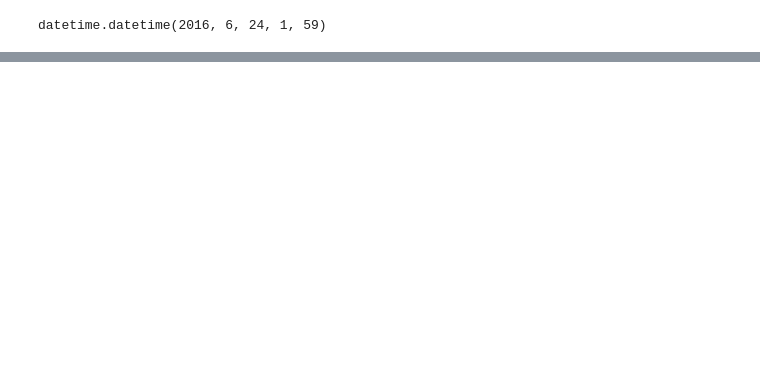
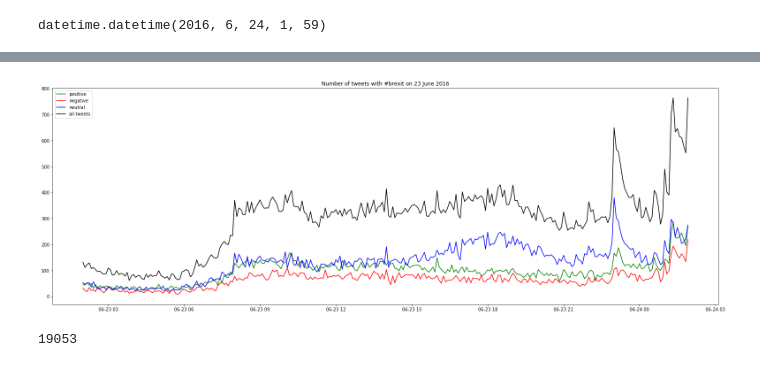
Before and after one commit to Marciniec/twitter-sentiment-analysis, a Jupyter notebook: Twitter.ipynb, the cells around one changed output, grey strips where cells are left out. Saved outputs shown, nothing was run; the diff lists cells and outputs as text; code cells hidden in the pictures; blank space fills up the shorter version.

```diff
--- a/Twitter.ipynb
+++ b/Twitter.ipynb
@@ -111,0 +108,26 @@ plot_bar_x(counts_01_02)
+# %%
+def sentiment_pipeline(dataset, title, minutes):
+    tweet_date =dataset[['date', 'text']].values.tolist()
+    counted_sentiment = count_sentiment(tweet_date)
+    positive = counted_sentiment[0]
+    negative = counted_sentiment[1]
+    neutral = counted_sentiment[2]
+
+    df_all = pd.DataFrame(tweet_date)
+
+    df_pos = pd.DataFrame(positive)
+    df_neg = pd.DataFrame(negative)
+    df_neu = pd.DataFrame(neutral)
+
+    df_pos.columns = df_neg.columns = df_neu.columns = df_all.columns = ['date', 'tweets']
+
+    df_positive = count_min_intervals(df_pos, minutes)
+    df_negative = count_min_intervals(df_neg, minutes)
+    df_neutral = count_min_intervals(df_neu, minutes)
+    df_all = count_min_intervals(df_all, minutes)
+
+    plot_sentiment(df_all,df_positive, df_negative, df_neutral, title )
+# %%
+sentiment_pipeline(dataset, 'Number of tweets with #brexit on 23 June 2016', 5)
+# %% [output]
+[figure, added]
@@ -111,0 +136,4 @@ plot_bar_x(counts_01_02)
+# %%
+len(tweet_date)
+# %% [output]
+19053
```
Also changed, not shown: parts of 50 cells of this notebook.
